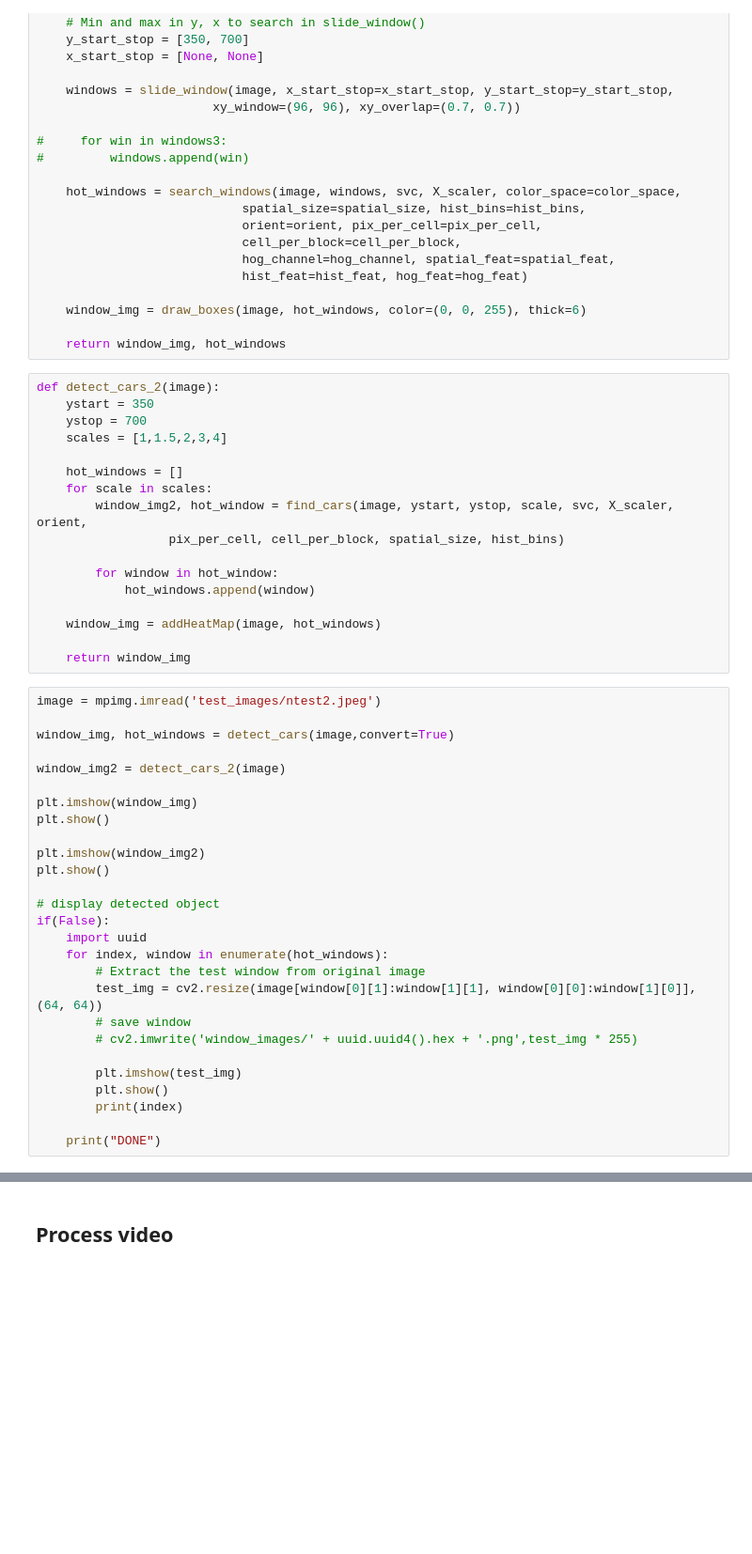
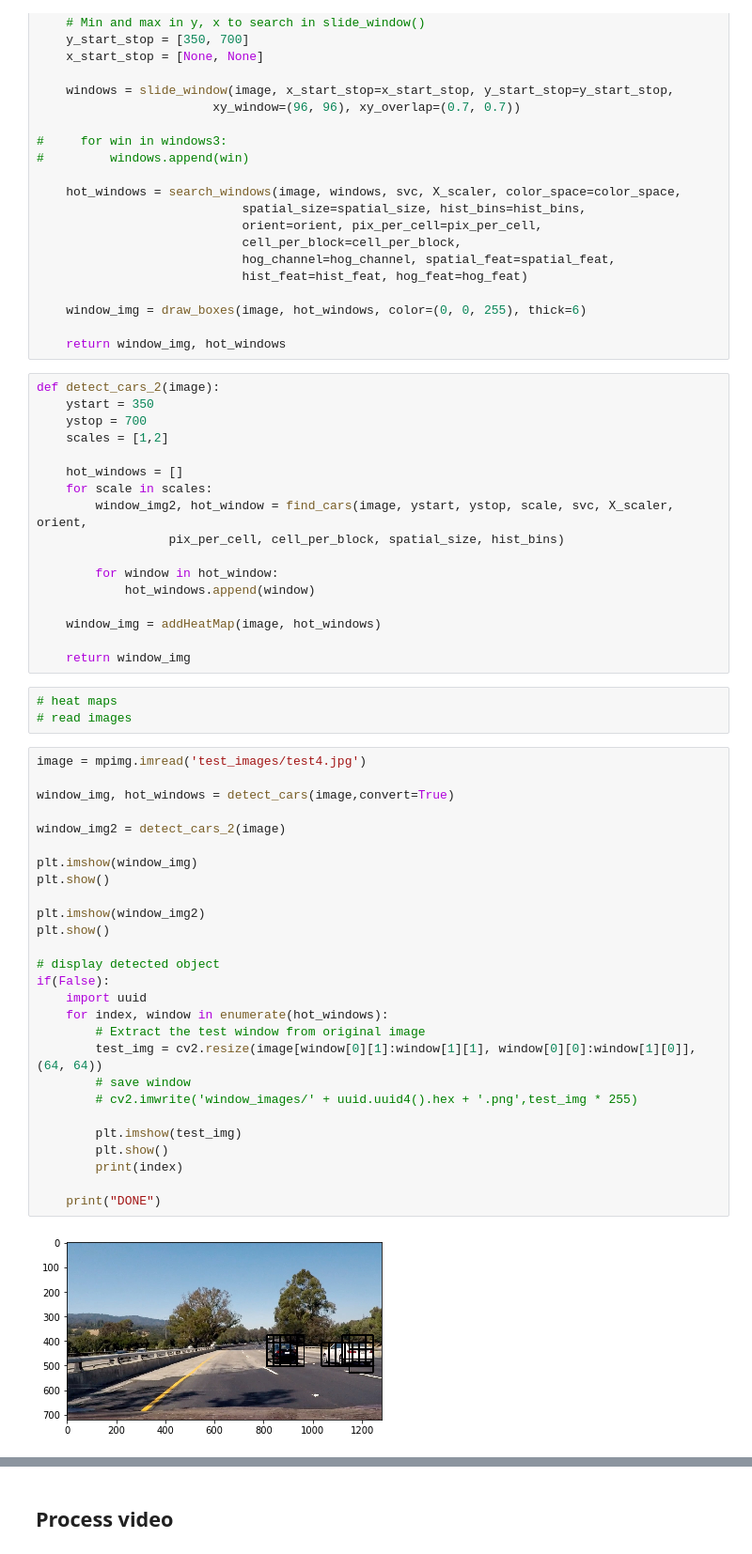
Before and after one commit to odats/CarND-Vehicle-Detection, a Jupyter notebook: project.ipynb, the cells around one changed output, grey strips where cells are left out. Shown: that part at 94% size. Cells and saved outputs as stored; diff of their text form; blank space fills up the shorter version.

```diff
--- a/project.ipynb
+++ b/project.ipynb
@@ -496,7 +501,7 @@ def detect_cars(image, convert=False):
 def detect_cars_2(image):
     ystart = 350
     ystop = 700
-    scales = [1,1.5,2,3,4]
+    scales = [1,2]
 
     hot_windows = []
     for scale in scales:
@@ -509,30 +514,35 @@ def detect_cars_2(image):
     window_img = addHeatMap(image, hot_windows)
 
     return window_img
+# %%
+# heat maps
+# read images
 # %%
-image = mpimg.imread('test_images/ntest2.jpeg')
+image = mpimg.imread('test_images/test4.jpg')
 
 window_img, hot_windows = detect_cars(image,convert=True)
 
 window_img2 = detect_cars_2(image)
 
 plt.imshow(window_img)
 plt.show()
 
 plt.imshow(window_img2)
 plt.show()
 
 # display detected object
 if(False):
     import uuid
     for index, window in enumerate(hot_windows):
         # Extract the test window from original image
         test_img = cv2.resize(image[window[0][1]:window[1][1], window[0][0]:window[1][0]], (64, 64))
         # save window
         # cv2.imwrite('window_images/' + uuid.uuid4().hex + '.png',test_img * 255)
 
         plt.imshow(test_img)
         plt.show()
         print(index)
 
     print("DONE")
+# %% [output]
+[figure, added]
```
Also changed, not shown: parts of 7 cells of this notebook, 8 other files.
